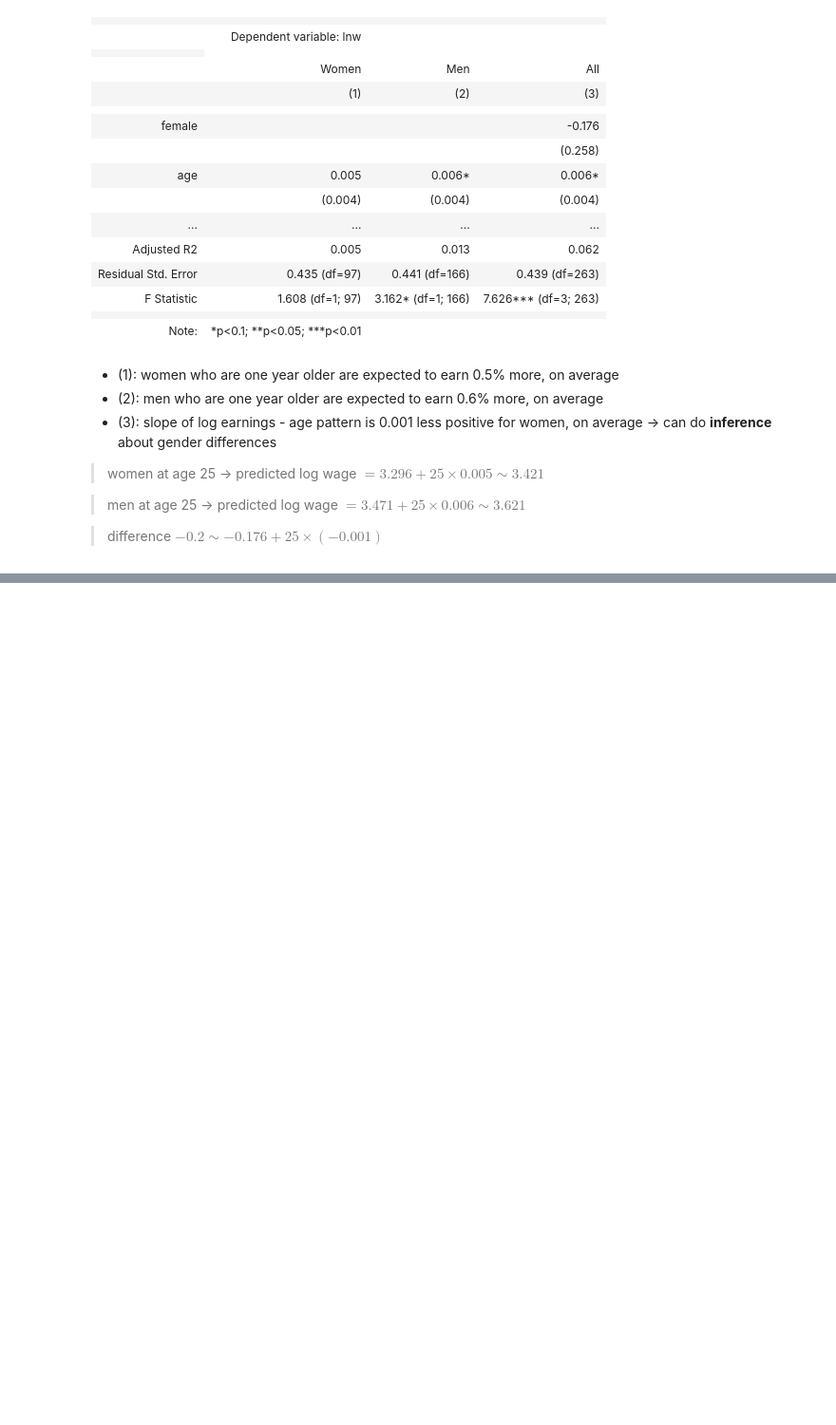
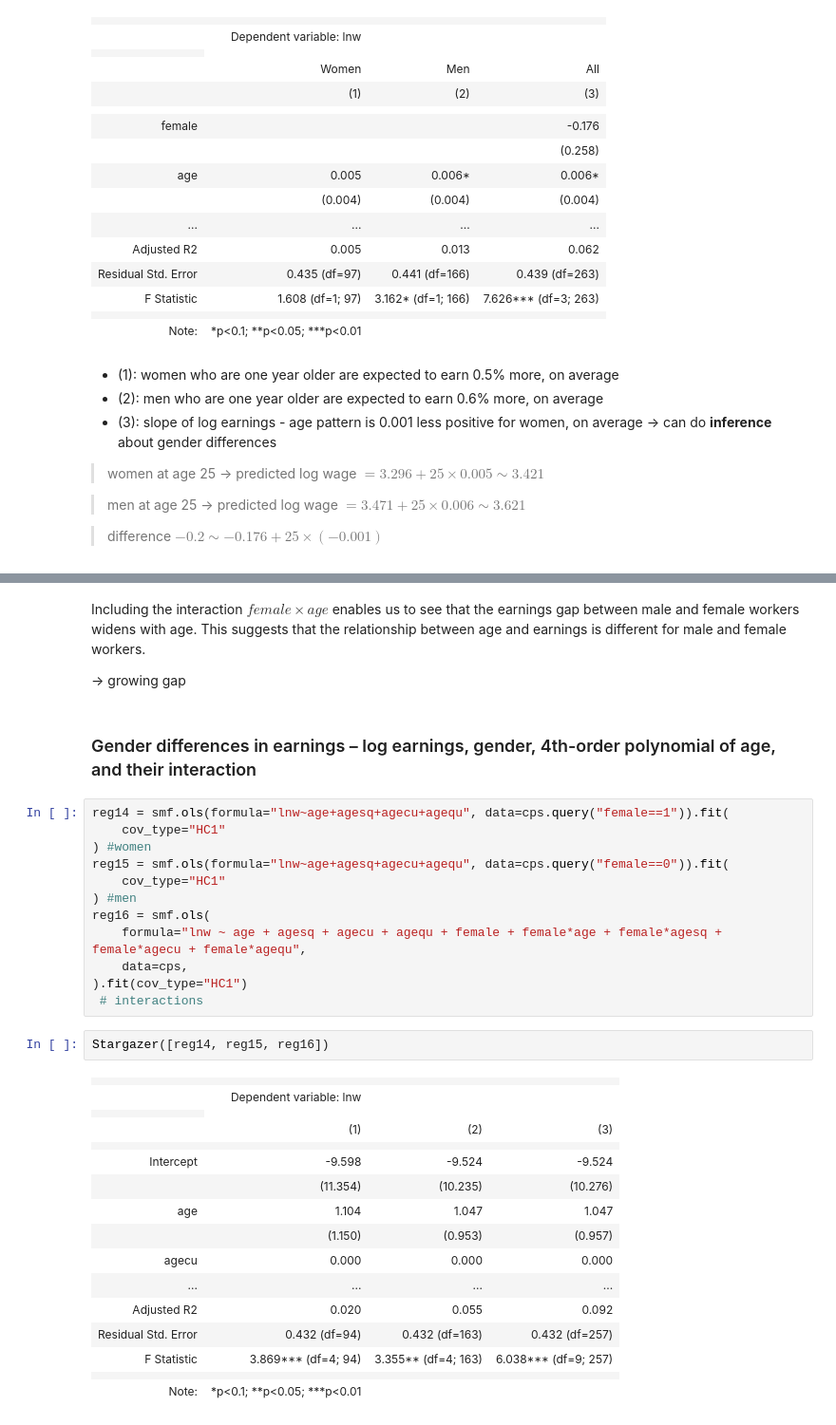
Before and after one commit to Alejandra-savagebriz/DA2, a Jupyter notebook: DA2_Assignment1.ipynb, the cells around one changed output, grey strips where cells are left out. Shown at 95% size. Drawn from its saved outputs; the diff is of its cells as text; blank space fills up the shorter version.

```diff
--- a/DA2_Assignment1.ipynb
+++ b/DA2_Assignment1.ipynb
@@ -1026,0 +1074,37 @@ stargazer
+# %% [markdown]
+Including the interaction $female\times age$ enables us to see that the earnings gap between male and female workers widens with age. This suggests that the relationship between age and earnings is different for male and female workers.
+
+-> growing gap
+# %% [markdown]
+### Gender differences in earnings – log earnings, gender, 4th-order polynomial of age, and their interaction
+# %%
+reg14 = smf.ols(formula="lnw~age+agesq+agecu+agequ", data=cps.query("female==1")).fit(
+    cov_type="HC1"
+) #women
+reg15 = smf.ols(formula="lnw~age+agesq+agecu+agequ", data=cps.query("female==0")).fit(
+    cov_type="HC1"
+) #men
+reg16 = smf.ols(
+    formula="lnw ~ age + agesq + agecu + agequ + female + female*age + female*agesq + female*agecu + female*agequ",
+    data=cps,
+).fit(cov_type="HC1")
+ # interactions
+# %%
+Stargazer([reg14, reg15, reg16])
+# %% [output]
+|  |  |  |  |
+|  | Dependent variable: lnw |  |  |
+|  |
+|  | (1) | (2) | (3) |
+|  |  |  |  |
+| Intercept | -9.598 | -9.524 | -9.524 |
+|  | (11.354) | (10.235) | (10.276) |
+| age | 1.104 | 1.047 | 1.047 |
+|  | (1.150) | (0.953) | (0.957) |
+| agecu | 0.000 | 0.000 | 0.000 |
+| ... | ... | ... | ... |
+| Adjusted R2 | 0.020 | 0.055 | 0.092 |
+| Residual Std. Error | 0.432 (df=94) | 0.432 (df=163) | 0.432 (df=257) |
+| F Statistic | 3.869*** (df=4; 94) | 3.355** (df=4; 163) | 6.038*** (df=9; 257) |
+|  |  |  |  |
+| Note: | *p<0.1; **p<0.05; ***p<0.01 |  |  |
```
Also changed, not shown: parts of 8 cells of this notebook.
